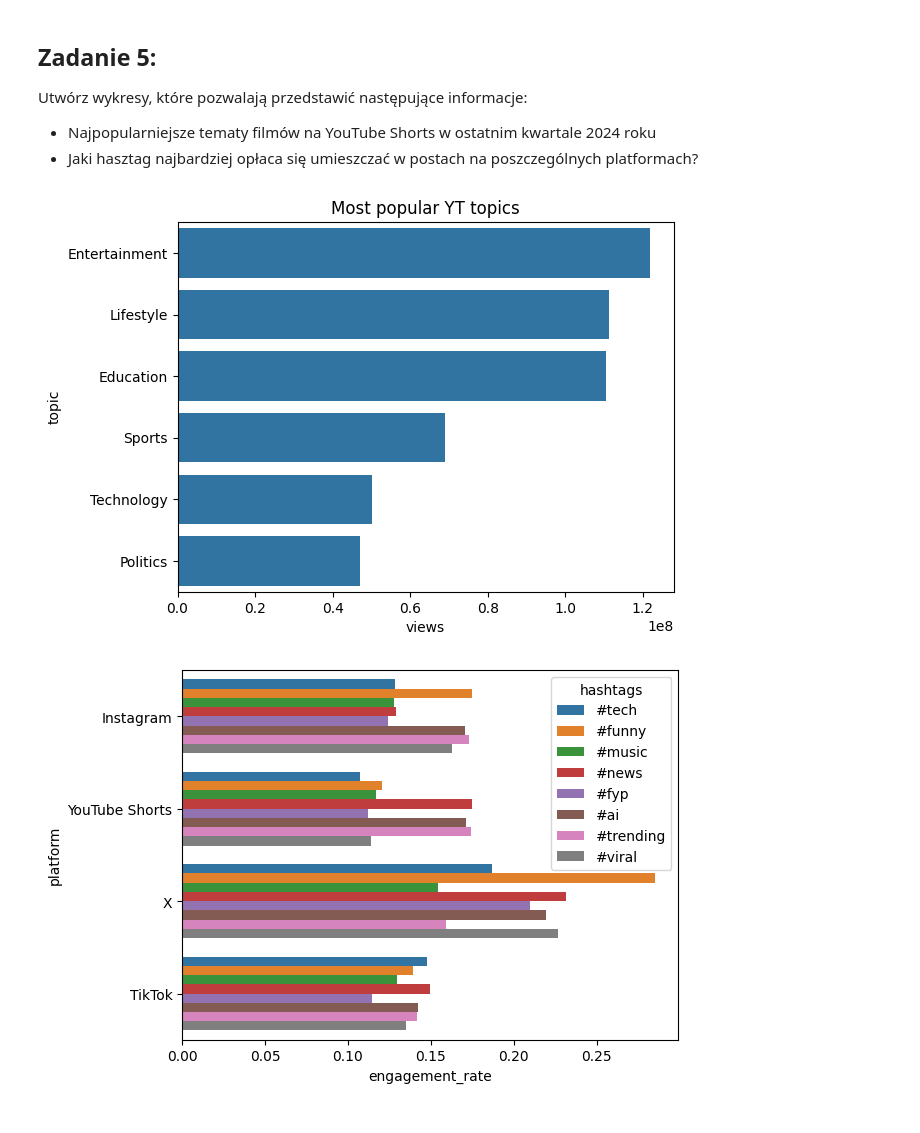
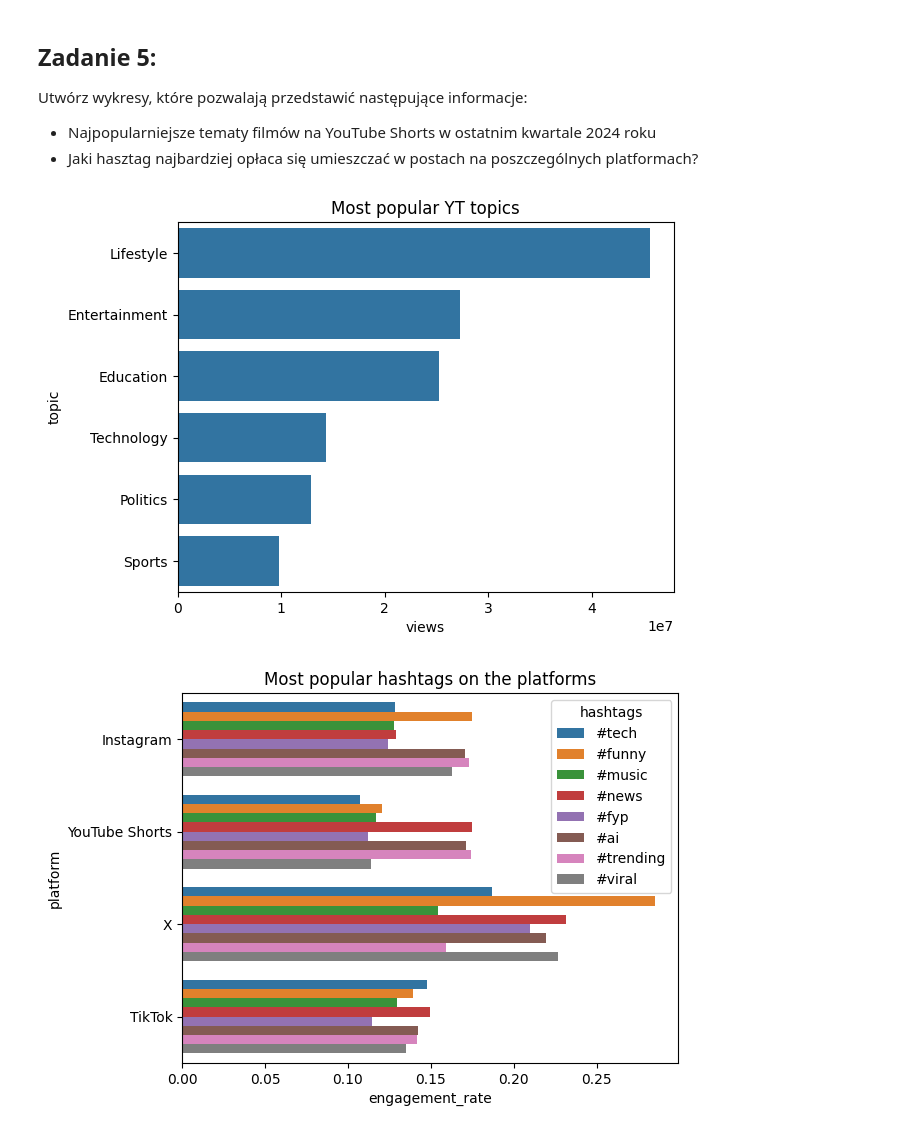
Before and after one commit to Zajecia-na-PWr-LR/lista-1-jakubpalewski, a Jupyter notebook: UczenieMaszynowe_25_26_Lista1_2.ipynb, the cells around one changed output. Drawn from its saved outputs; the diff is of its cells as text; code cells hidden in the pictures.

```diff
--- a/UczenieMaszynowe_25_26_Lista1_2.ipynb
+++ b/UczenieMaszynowe_25_26_Lista1_2.ipynb
@@ -162,20 +162,21 @@ Utwórz wykresy, które pozwalają przedstawić następujące informacje:
 # %%
 social_data=pd.read_csv('social_media_viral_content_dataset.csv')
 
-yt = social_data[social_data['platform'] == 'YouTube Shorts']
+yt = social_data[(social_data['platform'] == 'YouTube Shorts') & (social_data['content_type'] == 'video')]
 yt = yt[yt['post_datetime'].between('2024-10-01', '2024-12-31')]
 yt_sorted = yt.groupby('topic')['views'].sum().sort_values(ascending=False).reset_index()
 
 sns.barplot(data=yt_sorted, x='views', y='topic')
 plt.title('Most popular YT topics')
 plt.show()
 
 df_hash = social_data.copy()
 df_hash['hashtags'] = df_hash['hashtags'].str.split()
 df_hash = df_hash.explode('hashtags')
 
 sns.barplot(data=df_hash, x='engagement_rate', y='platform', hue='hashtags', errorbar=None)
+plt.title('Most popular hashtags on the platforms')
 plt.show()
 # %% [output]
-[figure, old version]
+[figure, new version]
-[figure, old version]
+[figure, new version]
```
Also changed, not shown: parts of 1 cell of this notebook.
